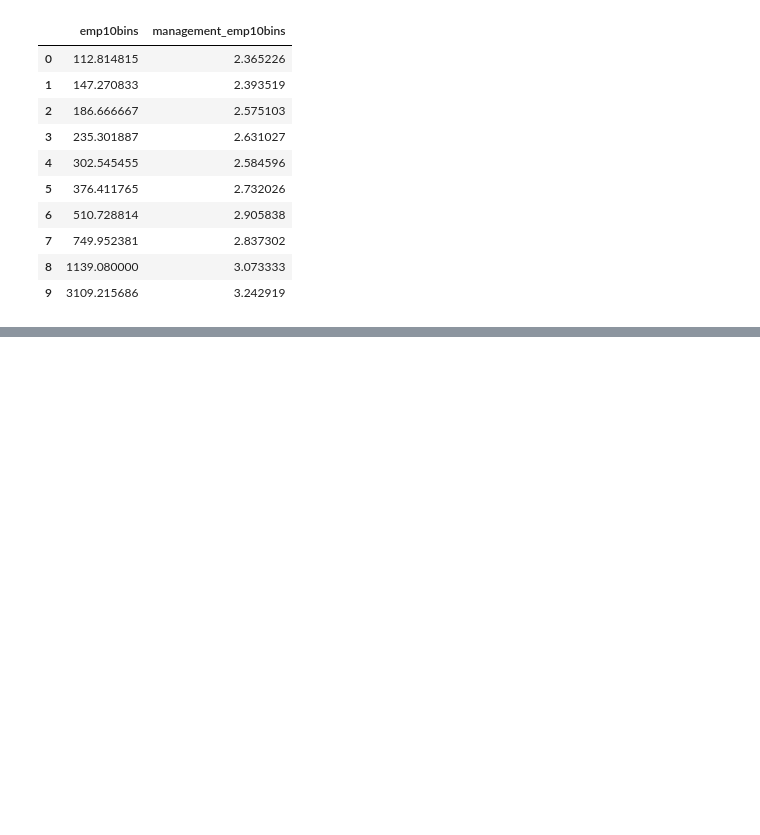
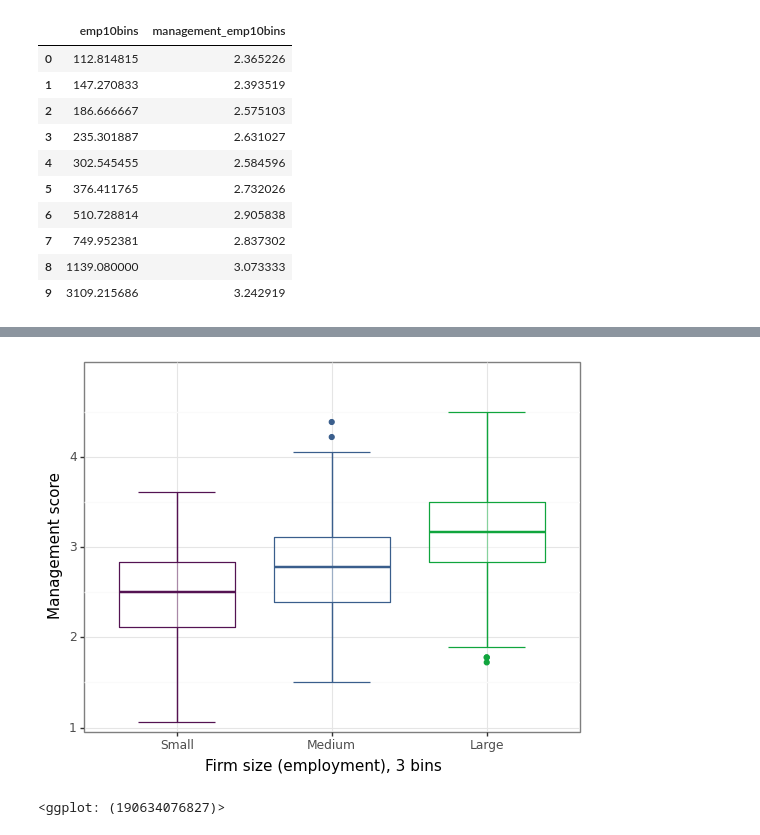
Before and after one commit to felipesebben/bk_data_analysis_studies, a Jupyter notebook: da_data_exercises/ch04-comparison_correlation/02-wms_management_ex1/02_wms_management_ex1.ipynb, the cells around one changed output, grey strips where cells are left out. Cells and saved outputs as stored; diff of their text form; code cells hidden in the pictures; blank space fills up the shorter version.

```diff
--- a/da_data_exercises/ch04-comparison_correlation/02-wms_management_ex1/02_wms_management_ex1.ipynb
+++ b/da_data_exercises/ch04-comparison_correlation/02-wms_management_ex1/02_wms_management_ex1.ipynb
@@ -517,0 +560,33 @@ ggplot(df1, aes(x="emp10bins", y="management_emp10bins")) + geom_point(
+# %%
+df = df.replace({"emp3bins":{
+                    150: "Small",
+                    600: "Medium",
+                    3000: "Large",}
+                    })
+# %%
+# Bot plots
+ggplot(df, aes(x="pd.Categorical(df['emp3bins'], categories=sorted(set(df['emp3bins']), reverse=True))",
+               y="management",
+               ),
+    ) + stat_boxplot(
+        aes(group="emp3bins"),
+        geom="errorbar",
+        width=0.5,
+        color=(color[1], color[0], color[2]),
+        size=0.5,
+        na_rm=True,
+    ) + geom_boxplot(
+        aes(group="emp3bins"),
+        color=(color[2], color[0], color[1]),
+        size=0.5,
+        alpha=0.5,
+        na_rm=True,
+    ) + labs(
+        x="Firm size (employment), 3 bins",
+        y="Management score"
+    ) + scale_y_continuous(
+        expand=(0.01, 0.01), limits=(1, 5), breaks=seq(1, 5, 1)
+    ) + theme_bw()
+# %% [output]
+[figure, added]
+<ggplot: (190634076827)>
```
Also changed, not shown: parts of 31 cells of this notebook, 1 other file.
